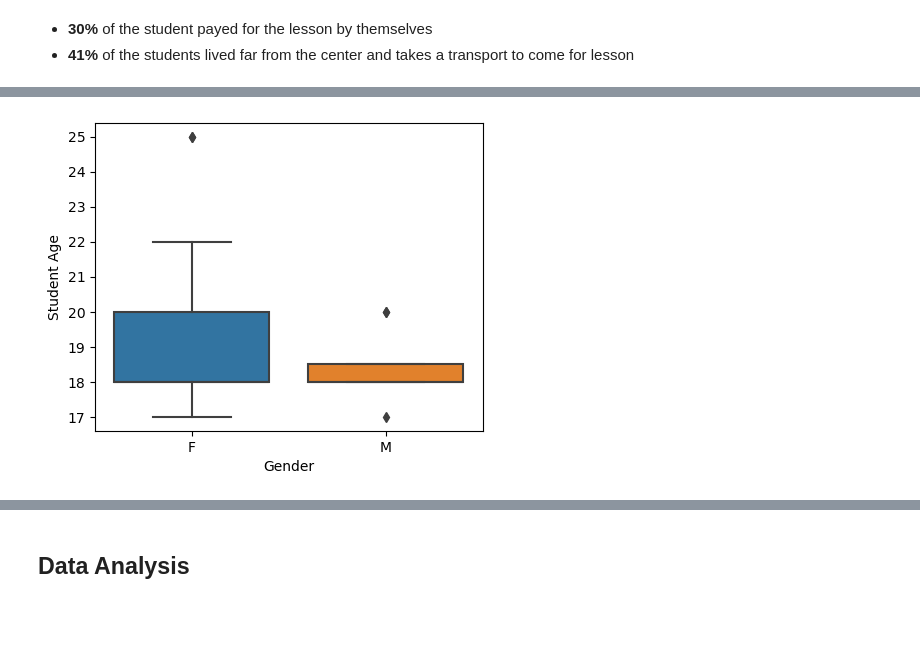
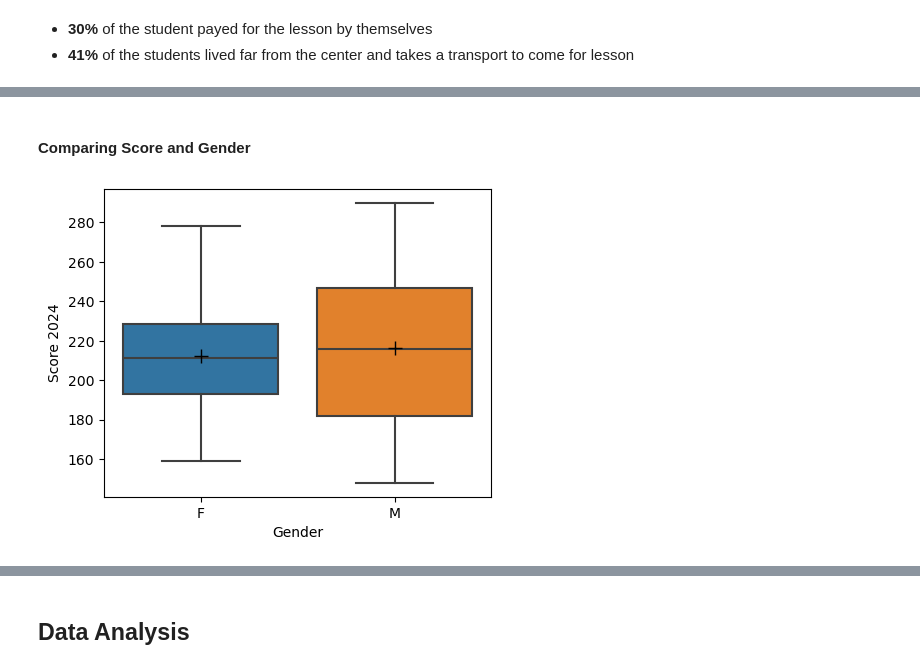
Before and after one commit to valezenwanne/Performance_of_UltraBrain_Students_in_2024_JAMB_Exam, a Jupyter notebook: Performance of Ultra-Brain Student in 2024 JAMB.ipynb, the cells around one changed output, grey strips where cells are left out. Drawn from its saved outputs; the diff is of its cells as text; code cells hidden in the pictures; blank space fills up the shorter version.

```diff
--- a/Performance of Ultra-Brain Student in 2024 JAMB.ipynb
+++ b/Performance of Ultra-Brain Student in 2024 JAMB.ipynb
@@ -843,9 +853,14 @@ plt.show()
+# %% [markdown]
+#### Comparing Score and Gender
 # %%
 #plot a box plot of the scores
 fig, ax = plt.subplots(figsize=[5,4])
 
-sns.boxplot(data=wrote_twice, x='Gender', y='Student Age')
+sns.boxplot(data=df, x='Gender', y='Score 2024', showmeans=True,
+            meanprops={"marker": "+",
+                       "markeredgecolor": "black",
+                       "markersize": "10"})
 
 plt.show()
 # %% [output]
-[figure, old version]
+[figure, new version]
```
Also changed, not shown: parts of 71 cells of this notebook.
